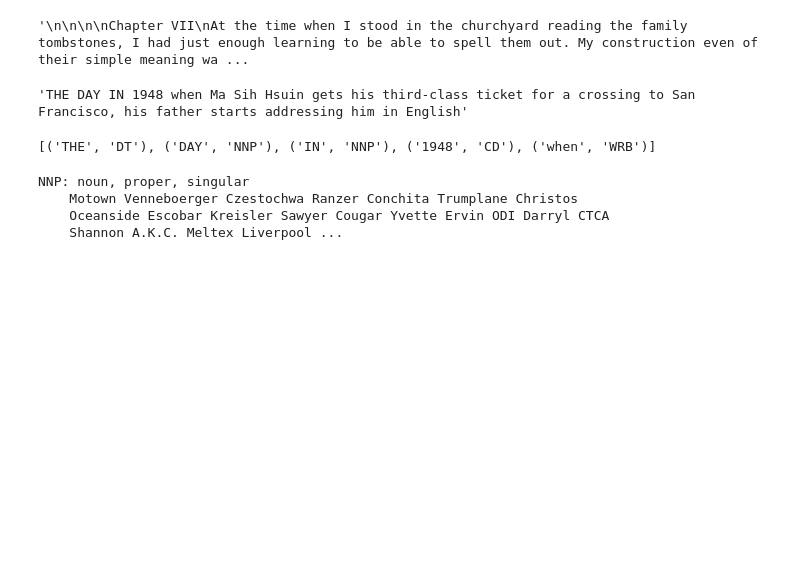
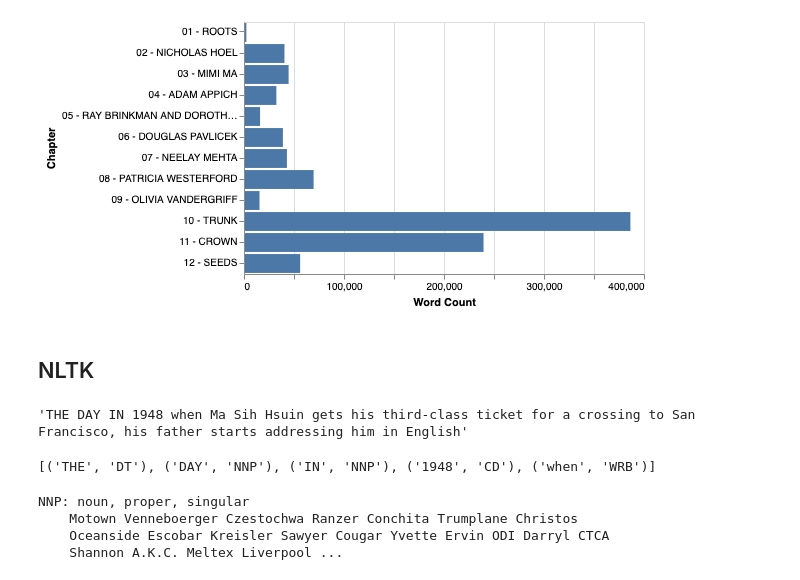
Before and after one commit to dustinmichels/book-report, a Jupyter notebook: notebooks/experiment.ipynb, the cells around one changed output. Saved outputs shown, nothing was run; the diff lists cells and outputs as text; code cells hidden in the pictures; blank space fills up the shorter version.

```diff
--- a/notebooks/experiment.ipynb
+++ b/notebooks/experiment.ipynb
@@ -66,7 +106,0 @@ def show_preview(section):
-# %%
-section = sections[0]
-text = d[section]
-
-display(text[:200])
-print("...")
-display(text[-200:])
@@ -77,6 +117,5 @@ display(text[-200:])
 # %%
-for k, v in d.items():
-    print(k)
-    # text = v.split("\n")[2]
-    print(v[:100])
-    print("------")
+# for k, v in d.items():
+#     print(k)
+#     print(v['text'][:100])
+#     print("-"*40)
@@ -101,3 +121,0 @@ For eleven years, I had not seen Joe nor Biddy with my bodily eyes,—though the
-# %%
-section = sections[2]
-section
@@ -105,0 +124,18 @@ section
+# %%
+chapters = []
+counts = []
+
+for section, v in d.items():
+    if "ch" in section:
+        chapter_num = int(''.join(filter(str.isdigit, v['section_id'])))
+        title = f"{chapter_num:02} - {v['title']}"
+
+        chapters.append(title)
+        counts.append(len(v['text']))
+
+data = pd.DataFrame(dict(
+    chapter=chapters,
+    word_count=counts
+))
+
+data
@@ -106,8 +156,14 @@ section
+# %%
+alt.Chart(data).mark_bar().encode(
+    alt.X('word_count', title='Word Count'),
+    alt.Y('chapter', title='Chapter'),
+)
+# %% [output]
+[figure, added]
+# %% [markdown]
+## NLTK
 # %%
-text = d[section]
-text[:200]
+text = d['ch3.xhtml']['text']
-# %% [output]
-'\n\n\n\nChapter VII\nAt the time when I stood in the churchyard reading the family tombstones, I had just enough learning to be able to spell them out. My construction even of their simple meaning wa ...
 # %%
 sentence = text.split("\n\n")[1].split(".")[0]
 sentence
```
Also changed, not shown: parts of 17 cells of this notebook, 3 other files.
